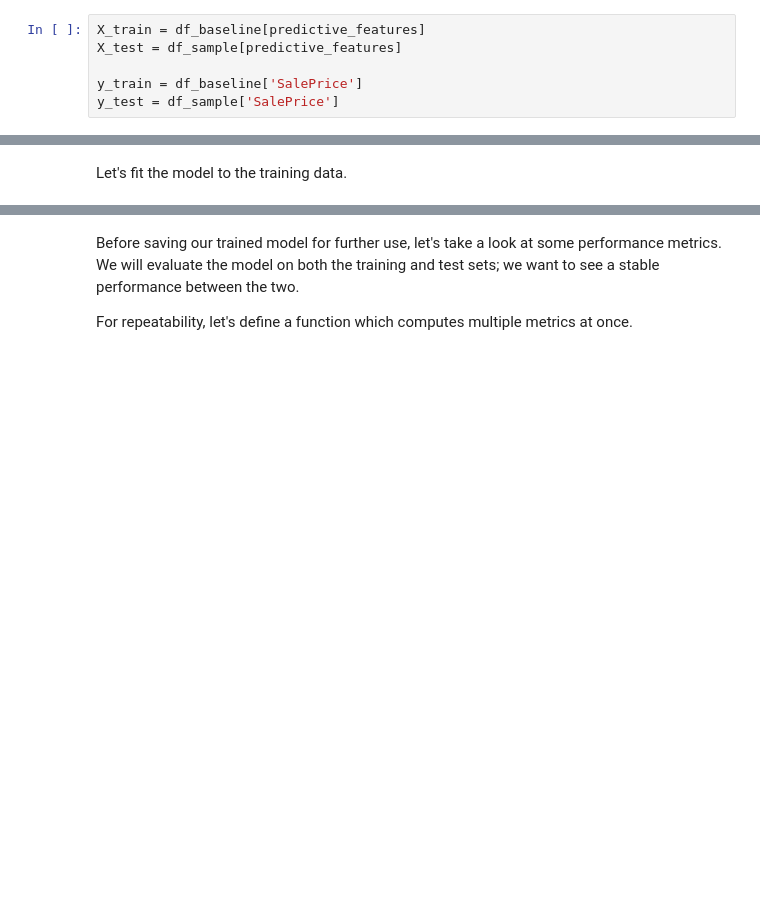
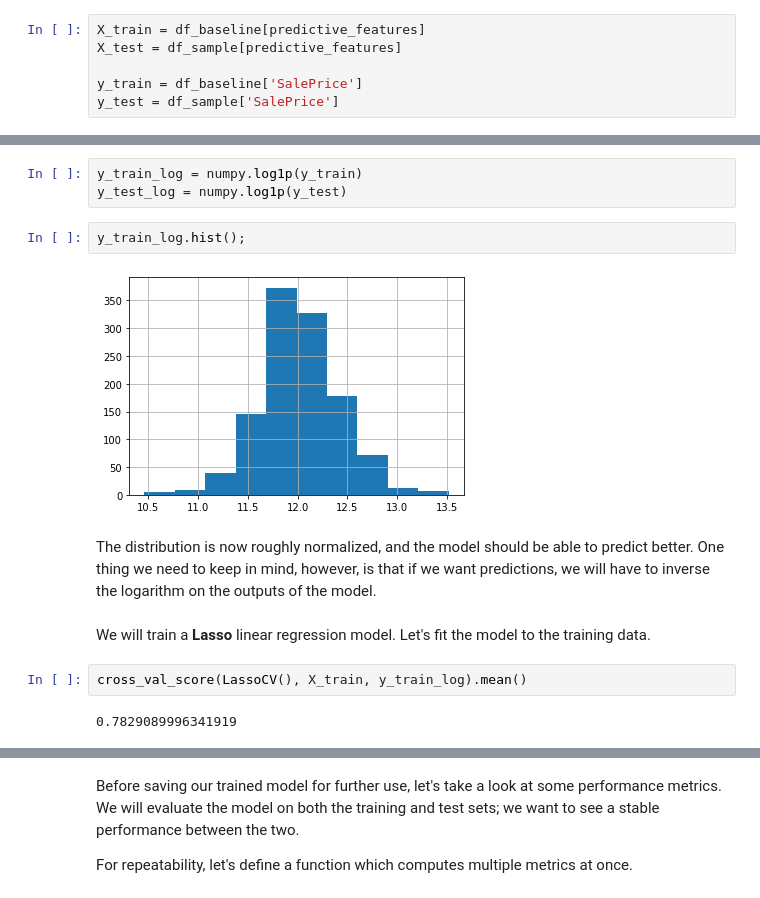
Before and after one commit to roykim1990/house_price_python, a Jupyter notebook: model_training.ipynb, the cells around one changed output, grey strips where cells are left out. Cells and saved outputs as stored; diff of their text form; blank space fills up the shorter version.

```diff
--- a/model_training.ipynb
+++ b/model_training.ipynb
@@ -155,4 +287,17 @@ pickle.dump(train_encoded_columns, open('train_encoded_columns.pickle', 'wb'))
+# %%
+y_train_log = numpy.log1p(y_train)
+y_test_log = numpy.log1p(y_test)
+# %%
+y_train_log.hist();
+# %% [output]
+[figure, added]
+# %% [markdown]
+The distribution is now roughly normalized, and the model should be able to predict better. One thing we need to keep in mind, however, is that if we want predictions, we will have to inverse the logarithm on the outputs of the model.
 # %% [markdown]
-Let's fit the model to the training data.
+We will train a **Lasso** linear regression model. Let's fit the model to the training data.
+# %%
+cross_val_score(LassoCV(), X_train, y_train_log).mean()
+# %% [output]
+0.7829089996341919
 # %%
 lasso = LassoCV()
```
Also changed, not shown: parts of 70 cells of this notebook, 8 other files.
